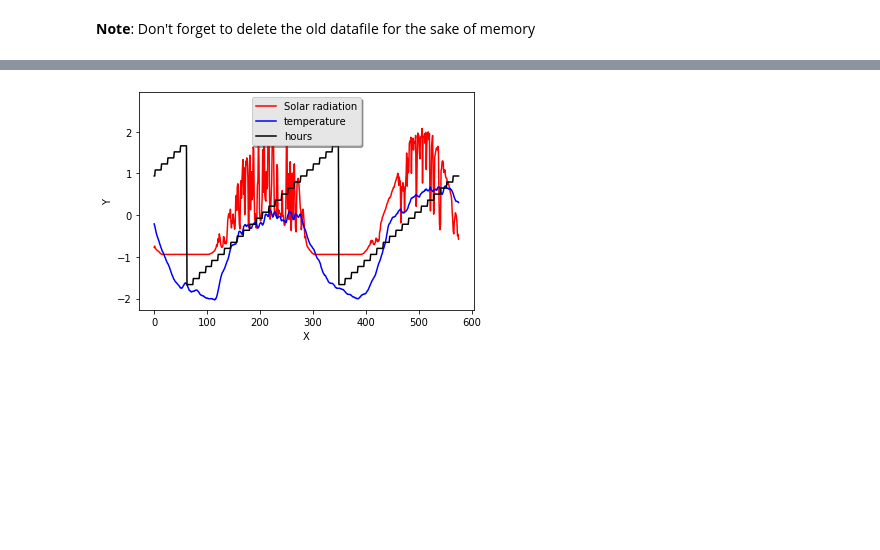
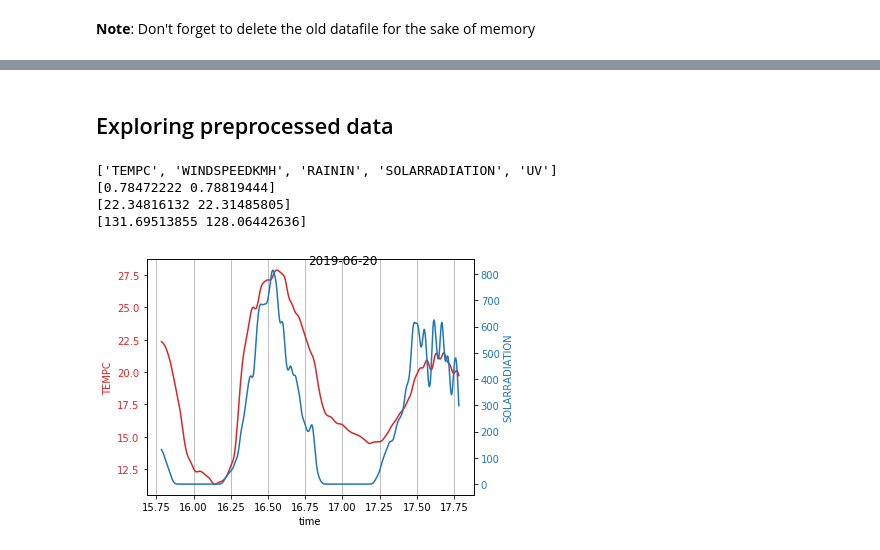
Before and after one commit to eoguzinci/KUL_Datathon_Laqua, a Jupyter notebook: garmon/temp_vs_solar_radiation.ipynb, the cells around one changed output, grey strips where cells are left out. Saved outputs shown, nothing was run; the diff lists cells and outputs as text; code cells hidden in the pictures; blank space fills up the shorter version.

```diff
--- a/garmon/temp_vs_solar_radiation.ipynb
+++ b/garmon/temp_vs_solar_radiation.ipynb
@@ -47,3 +85,4 @@ time_of_day = dframe2.values
 # convert time_of_day.dtype='o' to time_of_day.dtype='datetime' and extract hour
 # reference: https://pbpython.com/pandas_dtypes.html
 hours = pd.to_datetime(np.squeeze(time_of_day)).hour
+dates = pd.to_datetime(np.squeeze(time_of_day)).date
@@ -62,17 +179,56 @@ hours = (hours-np.mean(hours))/np.std(hours)
-# %%
-# simple line plot to see the correlation between solar radiation and temperature for 2 days
-end = int(nrows_/7*2)
-plt.plot(np.squeeze(norm_data[0:end,1]), 'r', label = "Solar radiation")
-plt.plot(np.squeeze(norm_data[0:end,0]), 'b', label = "temperature")
-plt.plot(np.squeeze(hours[0:end]), 'k', label = "hours")
-plt.xlabel('X')
-plt.ylabel('Y')
-legend = plt.legend(loc='upper center', shadow=True)
-frame = legend.get_frame()
-frame.set_facecolor('0.90')
-#plt.show()
-# %% [output]
-[figure, removed]
+# %% [markdown]
+## Exploring preprocessed data
+# %%
+# simple line plot to see the correlation between solar radiation and temperature for 2 days
+import datetime
+day = 15
+daylength = int(12*24)
+
+i = 0
+j = 3
+print(varlist)
+
+tstart = 19*12 - 2
+timeday = (np.arange(0,nrows_) + tstart) / daylength
+print(timeday[0:2])
+timeday = timeday[daylength*day:daylength*(day+2)]
+data_i = np.squeeze(norm_data[daylength*day:daylength*(day+2),i])
+print(data_i[0:2])
+data_j = np.squeeze(norm_data[daylength*day:daylength*(day+2),j])
+print(data_j[0:2])
+
+fig, ax1 = plt.subplots()
+
+color = 'tab:red'
+ax1.set_xlabel('time')
+ax1.set_ylabel(varlist[i], color=color)
+ax1.plot(timeday, data_i, color=color, label = varlist[i])
+ax1.tick_params(axis='y', labelcolor=color)
+ax1.xaxis.grid(True, which='major')
+
+ax2 = ax1.twinx()  # instantiate a second axes that shares the same x-axis
+
+color = 'tab:blue'
+ax2.set_ylabel(varlist[j], color=color)  # we already handled the x-label with ax1
+ax2.plot(timeday, data_j, color=color, label = varlist[j])
+ax2.tick_params(axis='y', labelcolor=color)
+
+fig.tight_layout()
+fig.suptitle(str(dates[day]),ha='left',va='top');
+
+#  plt.plot(np.squeeze(hours[daylength*day:daylength*(day+2)]), 'k', label = "Hours")
+# plt.xlabel('X')
+# plt.ylabel('Y')
+# legend = plt.legend(loc='lower right', shadow=True)
+# frame = legend.get_frame()
+# frame.set_facecolor('0.90')
+#plt.show()
+# %% [output]
+['TEMPC', 'WINDSPEEDKMH', 'RAININ', 'SOLARRADIATION', 'UV']
+[0.78472222 0.78819444]
+[22.34816132 22.31485805]
+[131.69513855 128.06442636]
+[figure, added]
 # %% [markdown]
 # Heat Map
 
```
Also changed, not shown: parts of 12 cells of this notebook.
